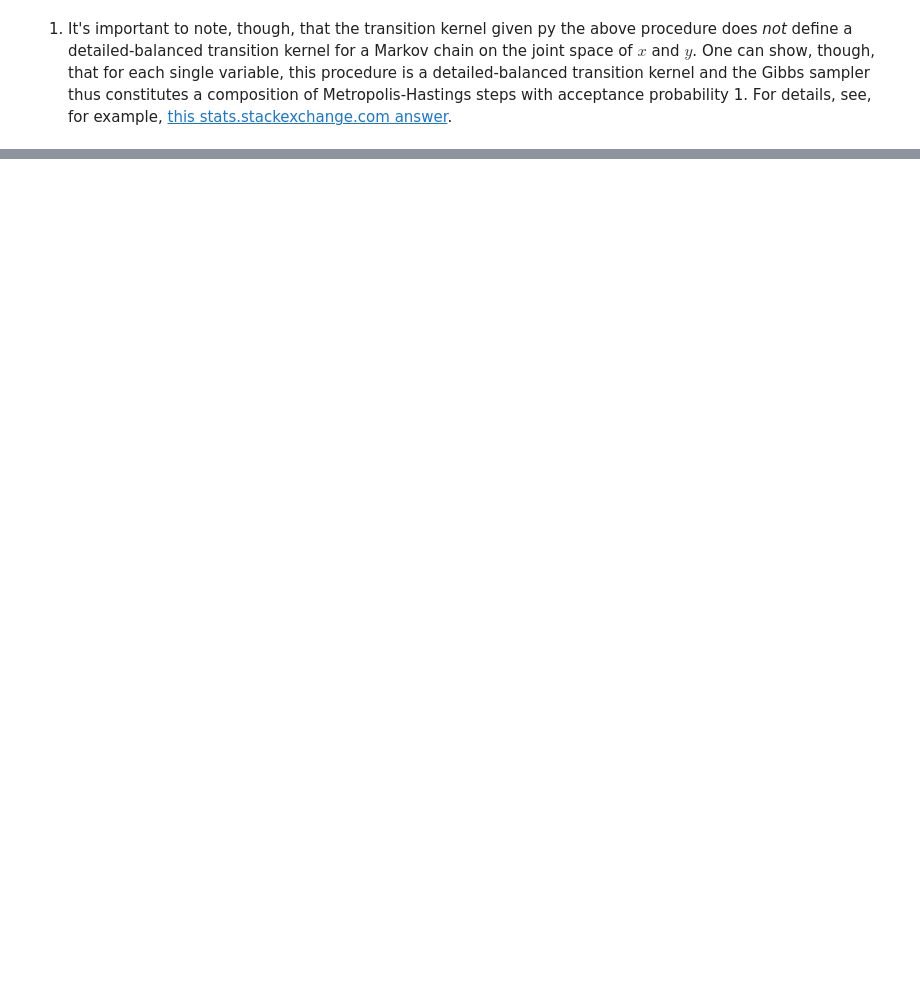
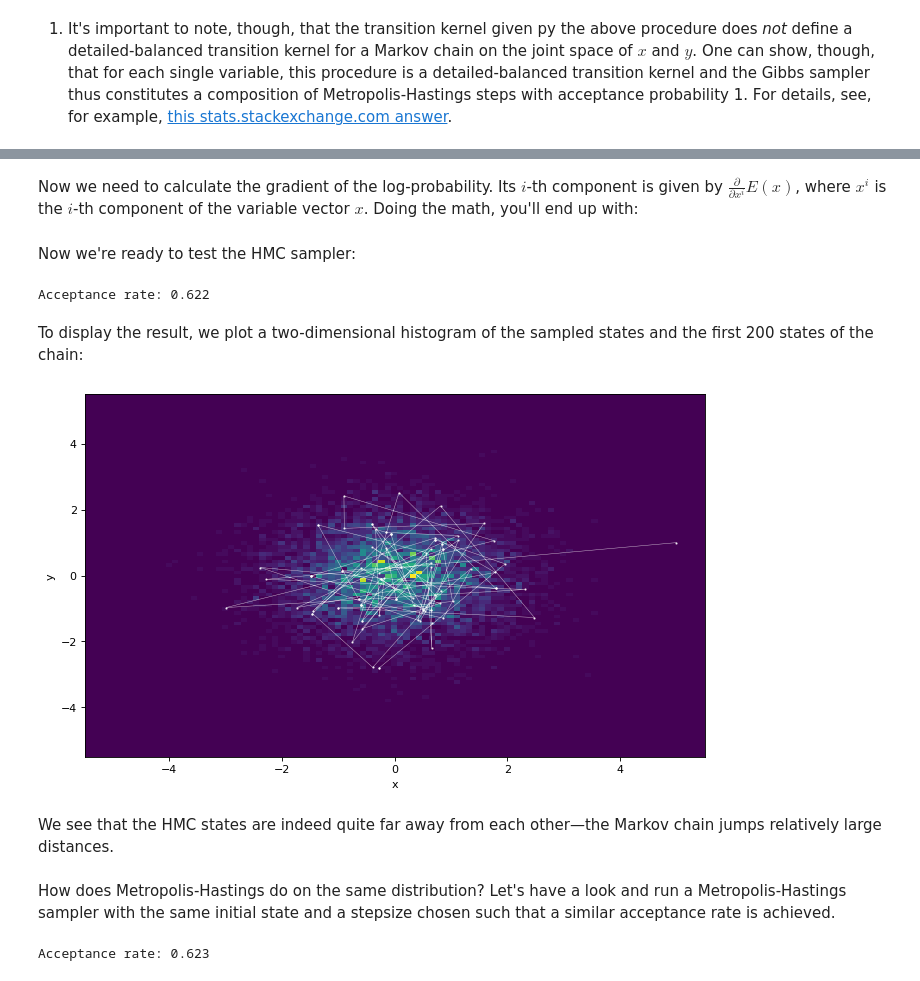
Before and after one commit to tweag/blog-resources, a Jupyter notebook: mcmc-intro/mcmc_introduction.ipynb, the cells around one changed output, grey strips where cells are left out. Drawn from its saved outputs; the diff is of its cells as text; code cells hidden in the pictures; blank space fills up the shorter version.

```diff
--- a/mcmc-intro/mcmc_introduction.ipynb
+++ b/mcmc-intro/mcmc_introduction.ipynb
@@ -740,0 +912,14 @@ a fancy Metropolis-Hastings variant which takes into account the derivative of t
+# %%
+def build_HMC_chain(init, timestep, trajectory_length, n_total, log_prob, gradient):
+    n_accepted = 0
+    chain = [init]
+
+    for _ in range(n_total):
+        accept, state = sample_HMC(chain[-1].copy(), log_prob, gradient,
+                                   timestep, trajectory_length)
+        chain.append(state)
+        n_accepted += accept
+
+    acceptance_rate = n_accepted / float(n_total)
+
+    return chain, acceptance_rate
@@ -740,0 +929,34 @@ a fancy Metropolis-Hastings variant which takes into account the derivative of t
+# %%
+def log_prob(x): return -0.5 * np.sum(x ** 2)
+# %% [markdown]
+Now we need to calculate the gradient of the log-probability.
+Its $i$-th component is given by $\frac{\partial}{\partial x^i} E(x)$, where $x^i$ is the $i$-th component of the variable vector $x$.
+Doing the math, you'll end up with:
+# %%
+def log_prob_gradient(x): return -x
+# %% [markdown]
+Now we're ready to test the HMC sampler:
+# %%
+chain, acceptance_rate = build_HMC_chain(np.array([5.0, 1.0]), 1.5, 10, 10000,
+                                         log_prob, log_prob_gradient)
+print("Acceptance rate: {:.3f}".format(acceptance_rate))
+# %% [output]
+Acceptance rate: 0.622
+# %% [markdown]
+To display the result, we plot a two-dimensional histogram of the sampled states and the first 200 states of the chain:
+# %%
+fig, ax = plt.subplots(dpi=80)
+plot_samples_2D(chain, 100, 200, ax, xlims=(-5.5, 5.5), ylims=(-5.5, 5.5))
+plt.show()
+# %% [output]
+[figure, added]
+# %% [markdown]
+We see that the HMC states are indeed quite far away from each other&mdash;the Markov chain jumps relatively large distances.
+# %% [markdown]
+How does Metropolis-Hastings do on the same distribution?
+Let's have a look and run a Metropolis-Hastings sampler with the same initial state and a stepsize chosen such that a similar acceptance rate is achieved.
+# %%
+chain, acceptance_rate = build_MH_chain(np.array([5.0, 1.0]), 2.6, 10000, log_prob)
+print("Acceptance rate: {:.3f}".format(acceptance_rate))
+# %% [output]
+Acceptance rate: 0.623
```
Also changed, not shown: parts of 20 cells of this notebook.
